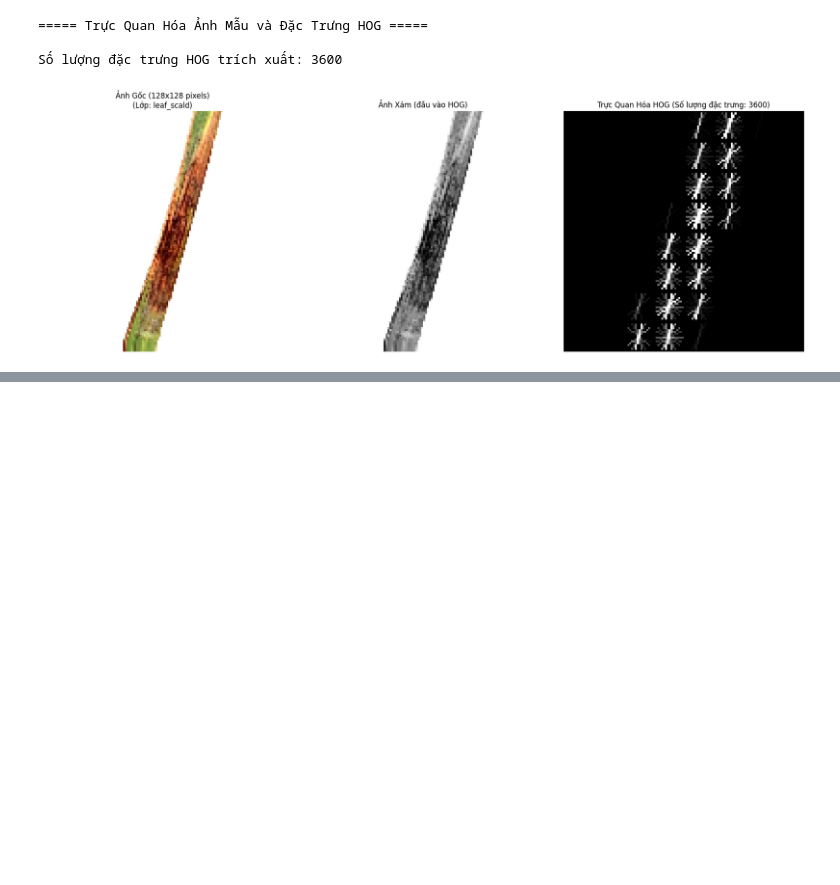
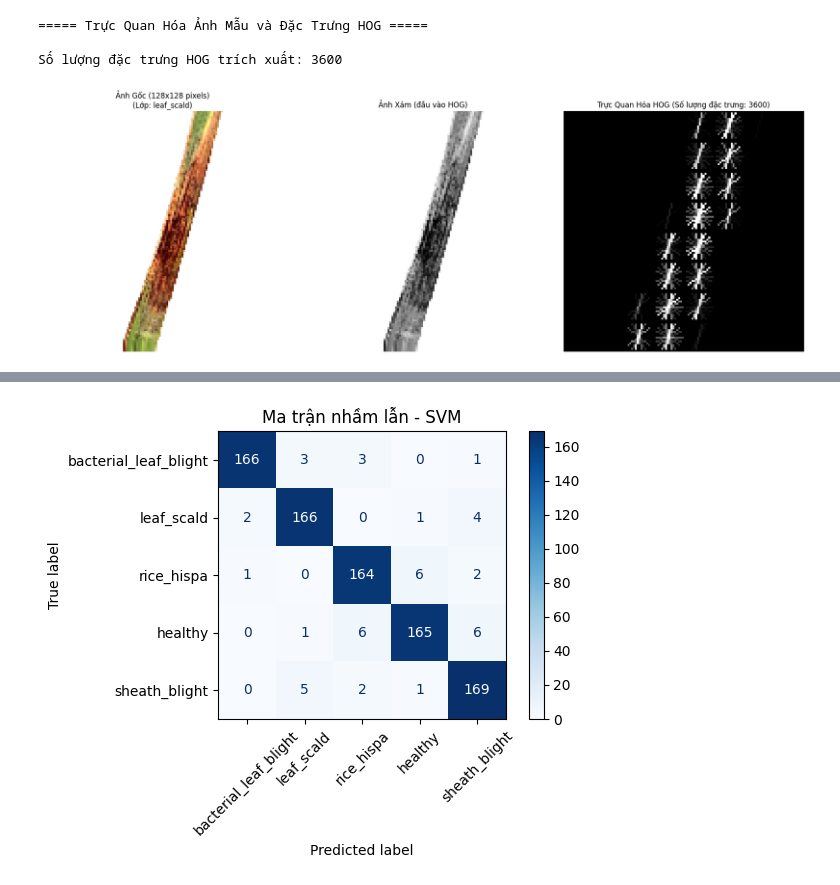
Before and after one commit to HoCogThanh/thanh, a Jupyter notebook: SVM.ipynb, the cells around one changed output, grey strips where cells are left out. Drawn from its saved outputs; the diff is of its cells as text; code cells hidden in the pictures; blank space fills up the shorter version.

```diff
--- a/SVM.ipynb
+++ b/SVM.ipynb
@@ -417,3 +792,86 @@ else:
 
 Số lượng đặc trưng HOG trích xuất: 3600
 [figure]
+# %%
+
+# HOG +color + SVM lần 1
+DATA_DIR = "/content/drive/MyDrive/Lua_16:4_HOG+Color"
+
+X_train = np.load(os.path.join(DATA_DIR, 'X_train6.npy'))
+X_val   = np.load(os.path.join(DATA_DIR, 'X_val6.npy'))
+X_test  = np.load(os.path.join(DATA_DIR, 'X_test6.npy'))
+
+y_train = np.load(os.path.join(DATA_DIR, 'y_train6.npy'))
+y_val   = np.load(os.path.join(DATA_DIR, 'y_val6.npy'))
+y_test  = np.load(os.path.join(DATA_DIR, 'y_test6.npy'))
+
+categories = [
+    'bacterial_leaf_blight',
+    'leaf_scald',
+    'rice_hispa',
+    'healthy',
+    'sheath_blight'
+]
+
+# ====== Tổng số lượng mẫu ======
+print(f"\nSố lượng mẫu:")
+print(f"- Train: {len(X_train)} mẫu")
+print(f"- Validation: {len(X_val)} mẫu")
+print(f"- Test: {len(X_test)} mẫu")
+
+# ====== In ra số lượng mẫu theo từng lớp ======
+def print_class_distribution(y, split_name):
+    print(f"\nSố lượng mẫu theo từng lớp trong tập {split_name}:")
+    counter = Counter(y)
+    for label, count in counter.items():
+        class_name = categories[label] if label < len(categories) else f"Lớp {label}"
+        print(f"  {class_name} ({label}): {count} mẫu")
+
+print_class_distribution(y_train, "Train")
+print_class_distribution(y_val, "Validation")
+print_class_distribution(y_test, "Test")
+
+# ====== Huấn luyện SVM trên train ======
+print("\nĐang huấn luyện mô hình SVM...")
+svm_model = SVC(kernel='rbf', C=5.0, gamma='scale')
+
+
+# Huấn luyện mô hình trên toàn bộ train
+svm_model.fit(X_train, y_train)
+
+# ====== Đánh giá trên tập validation ======
+y_val_pred = svm_model.predict(X_val)
+val_acc = accuracy_score(y_val, y_val_pred)
+val_f1 = f1_score(y_val, y_val_pred, average='weighted')
+print(f"\n[SVM] Accuracy (val): {val_acc*100:.2f}%")
+print(f"[SVM] F1-score (val): {val_f1:.4f}")
+
+# ====== Đánh giá trên tập test ======
+y_pred = svm_model.predict(X_test)
+acc = accuracy_score(y_test, y_pred)
+f1 = f1_score(y_test, y_pred, average='weighted')
+print(f"\n[SVM] Accuracy (test): {acc*100:.2f}%")
+print(f"[SVM] F1-score (test): {f1:.4f}")
+print("\n[SVM] Báo cáo phân loại:")
+print(classification_report(y_test, y_pred, target_names=categories))
+
+# ====== Vẽ ma trận nhầm lẫn ======
+cm = confusion_matrix(y_test, y_pred)
+disp = ConfusionMatrixDisplay(confusion_matrix=cm, display_labels=categories)
+disp.plot(cmap="Blues", xticks_rotation=45)
+plt.title("Ma trận nhầm lẫn - SVM")
+plt.tight_layout()
+plt.show()
+
+# ====== Precision theo lớp ======
+report = classification_report(y_test, y_pred, target_names=categories, output_dict=True)
+precision_values = [report[cat]['precision'] for cat in categories]
+
+plt.figure(figsize=(10, 5))
+sns.barplot(x=categories, y=precision_values)
+plt.ylabel("Precision")
+plt.title("Precision theo từng lớp - SVM")
+plt.xticks(rotation=45)
+plt.tight_layout()
+plt.show()
+# %% [output]
@@ -419,0 +895 @@ Số lượng đặc trưng HOG trích xuất: 3600
+[figure, added]
```
Also changed, not shown: parts of 22 cells of this notebook.
